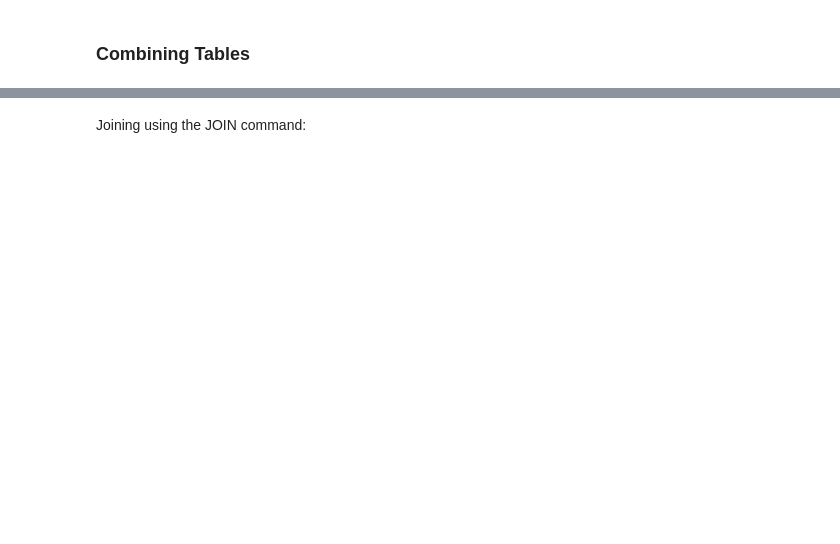
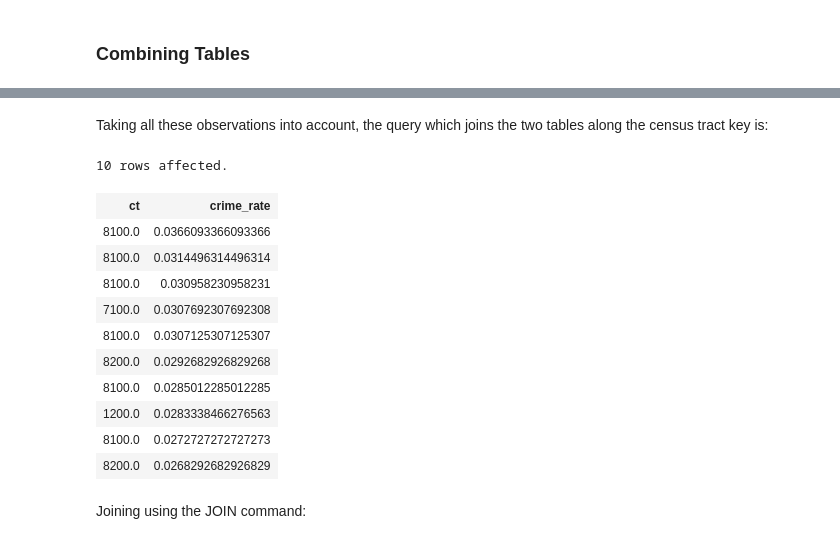
Before and after one commit to UWSEDS/LectureNotes, a Jupyter notebook: 13-Structured-Query-Language/SEDS-SQL-lecture.ipynb, the cells around one changed output, grey strips where cells are left out. Cells and saved outputs as stored; diff of their text form; code cells hidden in the pictures; blank space fills up the shorter version.

```diff
--- a/13-Structured-Query-Language/SEDS-SQL-lecture.ipynb
+++ b/13-Structured-Query-Language/SEDS-SQL-lecture.ipynb
@@ -165,10 +441,25 @@ Joining the tables!
+# %% [markdown]
+Taking all these observations into account, the query which joins the two tables along the census tract key is:
 # %%
 %%sql
 SELECT crimeTable.CT,cast(crimeTable.count as float)/censusTable.population as crime_rate from
-	(select round("census tract 2000") as CT, count(*) as count from SeattleCrimeIncidents group by "census tract 2000") as crimeTable,
+	(select floor("census tract 2000") as CT, count(*) as count from SeattleCrimeIncidents group by "census tract 2000") as crimeTable,
     (select "Total Population, 2010" as population,"Census Tract" as CT from census_data) as censusTable
     WHERE crimeTable.CT = censusTable.CT order by "crime_rate" DESC
     LIMIT 10;
+# %% [output]
+10 rows affected.
+| ct | crime_rate |
+| 8100.0 | 0.0366093366093366 |
+| 8100.0 | 0.0314496314496314 |
+| 8100.0 | 0.030958230958231 |
+| 7100.0 | 0.0307692307692308 |
+| 8100.0 | 0.0307125307125307 |
+| 8200.0 | 0.0292682926829268 |
+| 8100.0 | 0.0285012285012285 |
+| 1200.0 | 0.0283338466276563 |
+| 8100.0 | 0.0272727272727273 |
+| 8200.0 | 0.0268292682926829 |
 # %% [markdown]
 Joining using the JOIN command:
 # %%
```
Also changed, not shown: parts of 32 cells of this notebook.
